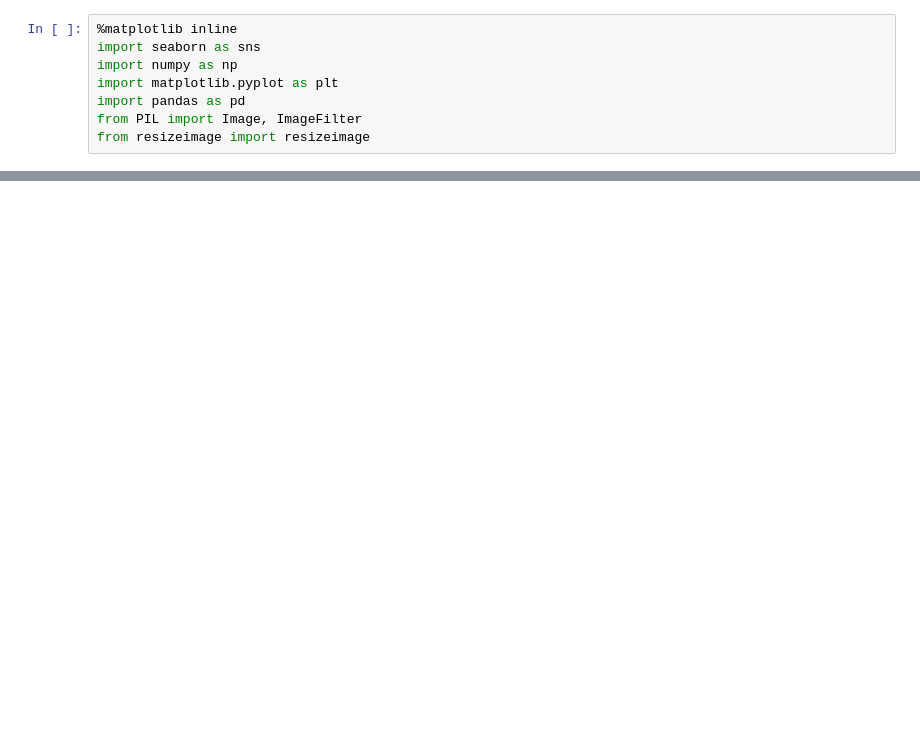
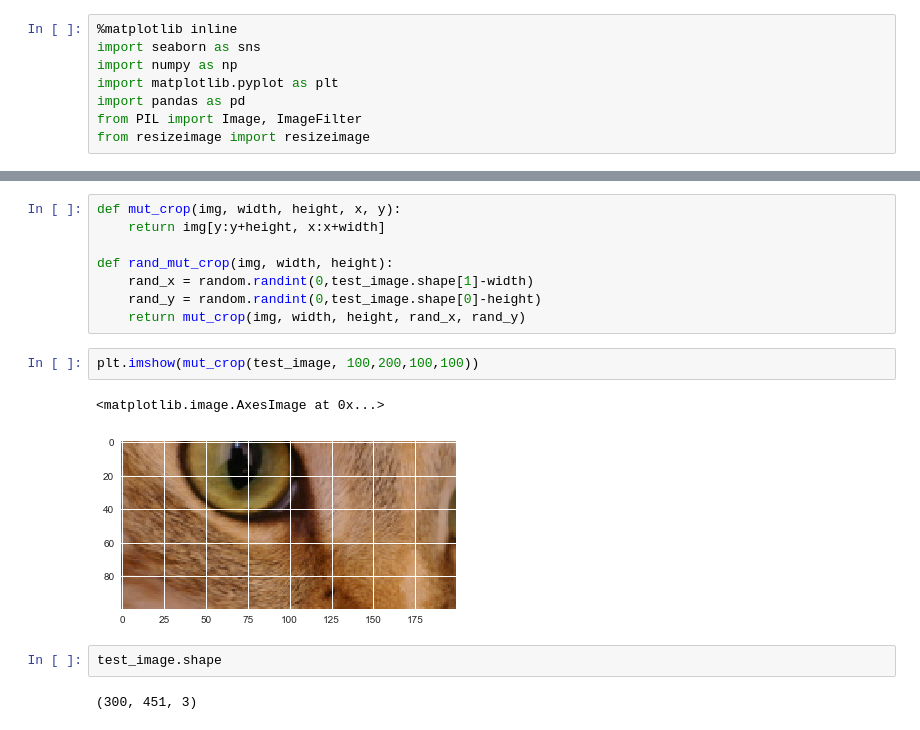
Before and after one commit to ZackAkil/image-fission, a Jupyter notebook: notebooks/1# test image manipulation.ipynb, the cells around one changed output, grey strips where cells are left out. Saved outputs shown, nothing was run; the diff lists cells and outputs as text; blank space fills up the shorter version.

```diff
--- a/notebooks/1# test image manipulation.ipynb
+++ b/notebooks/1# test image manipulation.ipynb
@@ -30,0 +42,17 @@ array([[[255, 255, 255, 110],
+# %%
+def mut_crop(img, width, height, x, y):
+    return img[y:y+height, x:x+width]
+
+def rand_mut_crop(img, width, height):
+    rand_x = random.randint(0,test_image.shape[1]-width)
+    rand_y = random.randint(0,test_image.shape[0]-height)
+    return mut_crop(img, width, height, rand_x, rand_y)
+# %%
+plt.imshow(mut_crop(test_image, 100,200,100,100))
+# %% [output]
+<matplotlib.image.AxesImage at 0x...>
+[figure, added]
+# %%
+test_image.shape
+# %% [output]
+(300, 451, 3)
```
Also changed, not shown: parts of 9 cells of this notebook.
